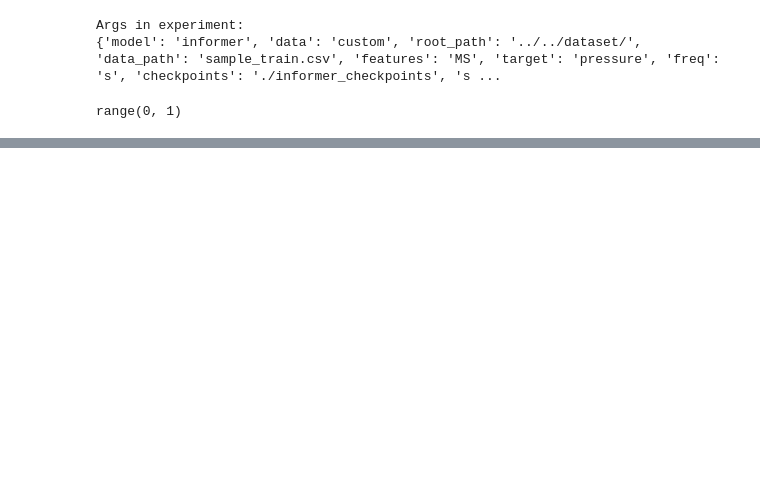
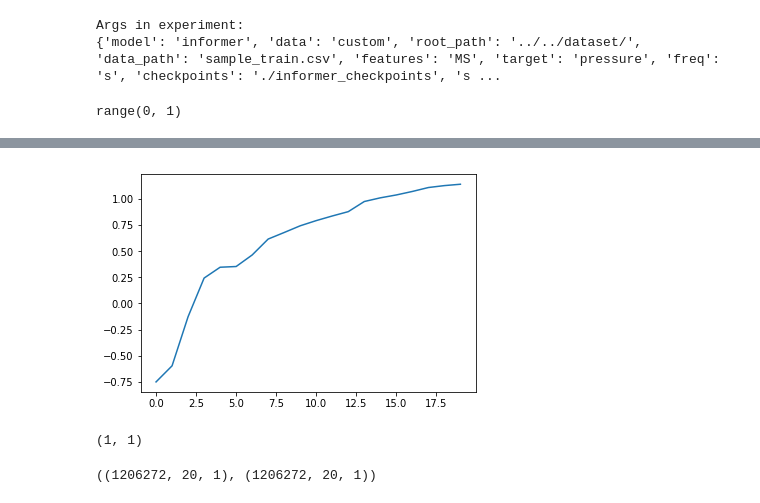
Before and after one commit to K-107/Ventilator_Pressure_Prediction, a Jupyter notebook: jonghee.ipynb, the cells around one changed output, grey strips where cells are left out. Saved outputs shown, nothing was run; the diff lists cells and outputs as text; code cells hidden in the pictures; blank space fills up the shorter version.

Commit message:
prediction이 안됨...

```diff
--- a/jonghee.ipynb
+++ b/jonghee.ipynb
@@ -359,0 +308,4 @@ https://gooopy.tistory.com/68
+# %%
+import os
+
+setting = 'informer_custom_ftMS_sl80_ll40_pl20_dm512_nh8_el2_dl1_df2048_atprob_fc5_ebtimeF_dtTrue_mxTrue_exp_0'
@@ -359,0 +319,6 @@ https://gooopy.tistory.com/68
+# %%
+import numpy as np
+
+prediction = np.load('./results/'+setting+'/real_prediction.npy')
+
+prediction.shape
@@ -359,0 +350,8 @@ https://gooopy.tistory.com/68
+# %%
+import matplotlib.pyplot as plt
+
+plt.figure()
+plt.plot(prediction[0,:,-1])
+plt.show()
+# %% [output]
+[figure, added]
@@ -359,0 +384,12 @@ https://gooopy.tistory.com/68
+# %%
+len(data_set), len(data_loader)
+# %% [output]
+(1, 1)
+# %%
+preds = np.load('./results/'+setting+'/pred.npy')
+trues = np.load('./results/'+setting+'/true.npy')
+
+# [samples, pred_len, dimensions]
+preds.shape, trues.shape
+# %% [output]
+((1206272, 20, 1), (1206272, 20, 1))
```
Also changed, not shown: parts of 53 cells of this notebook.
